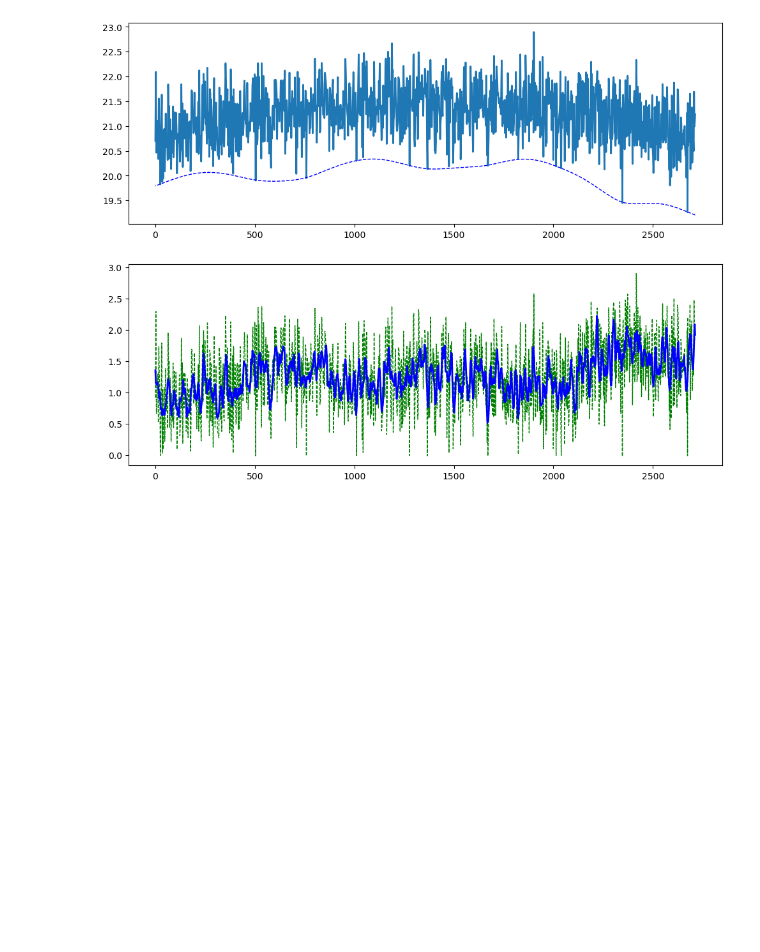
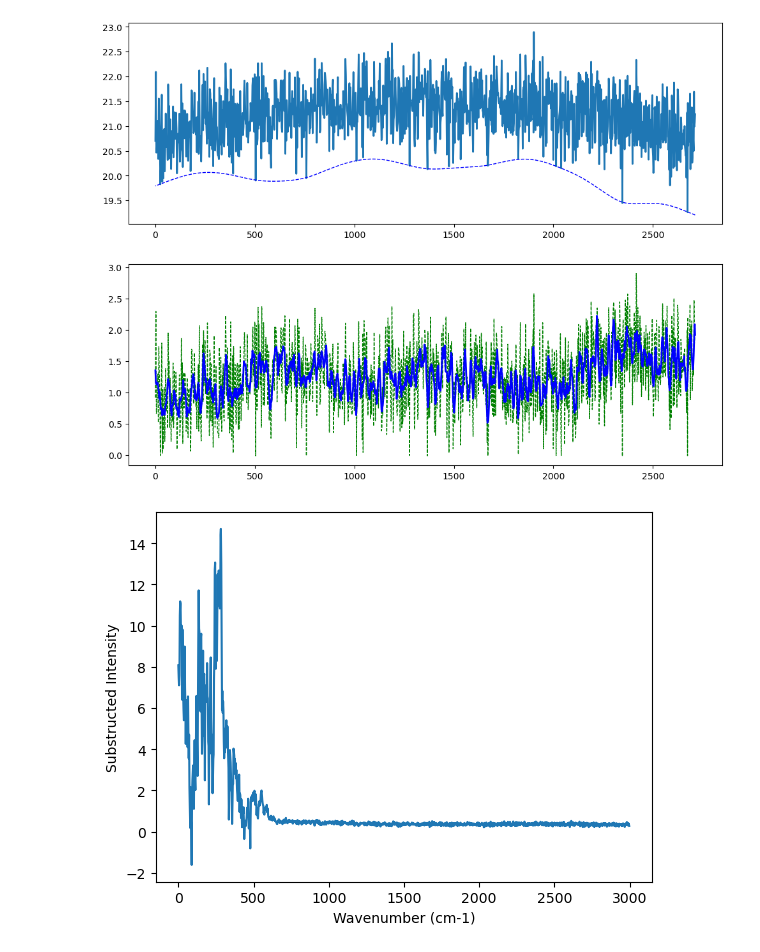
Before and after one commit to ryomappi/Term3-Science, a Jupyter notebook: raman_spectrum.ipynb, the cells around one changed output. Cells and saved outputs as stored; diff of their text form; code cells hidden in the pictures; blank space fills up the shorter version.

```diff
--- a/raman_spectrum.ipynb
+++ b/raman_spectrum.ipynb
@@ -174,3 +163,33 @@ def outFigCSV(X,Y,paramAsLS, paramSG):
 outFigCSV(X,Y,paramAsLS, paramSG)
 # %% [output]
 [figure]
+# %%
+def open_csv(file_name):
+        X = []
+        Y = []
+        with open(file_name, "r") as f:
+            header = next(csv.reader(f))
+            reader = csv.reader(f)
+            data = [row for row in reader]
+            for i in range(len(data)):
+                X.append(float(data[i][1]))
+                Y.append(float(data[i][2]))
+        return X, Y
+
+def substruct_two_spectrum(file_name1, file_name2, file_name3):  # substruct two spectrum
+        X1, Y1 = open_csv(file_name1)
+        X2, Y2 = open_csv(file_name2)
+        Y1_np = np.array(Y1)
+        Y2_np = np.array(Y2)
+        Y_substruct = Y1_np - Y2_np
+        df = pd.DataFrame({'Wavenumber': X1, 'Substructed_Intensity': Y_substruct})
+        df.to_csv(f'data/csv/{file_name3}.csv')
+        # プロットする
+        plt.xlabel('Wavenumber (cm-1)')
+        plt.ylabel('Substructed Intensity')
+        plt.plot(X1, Y_substruct)
+        plt.savefig(f'data/img/{file_name3}.png')
+# %%
+substruct_two_spectrum("data/csv/image_test7.csv", "data/csv/image_test8.csv", "substructed_spectrum")
+# %% [output]
+[figure, added]
```
Also changed, not shown: parts of 1 cell of this notebook.
